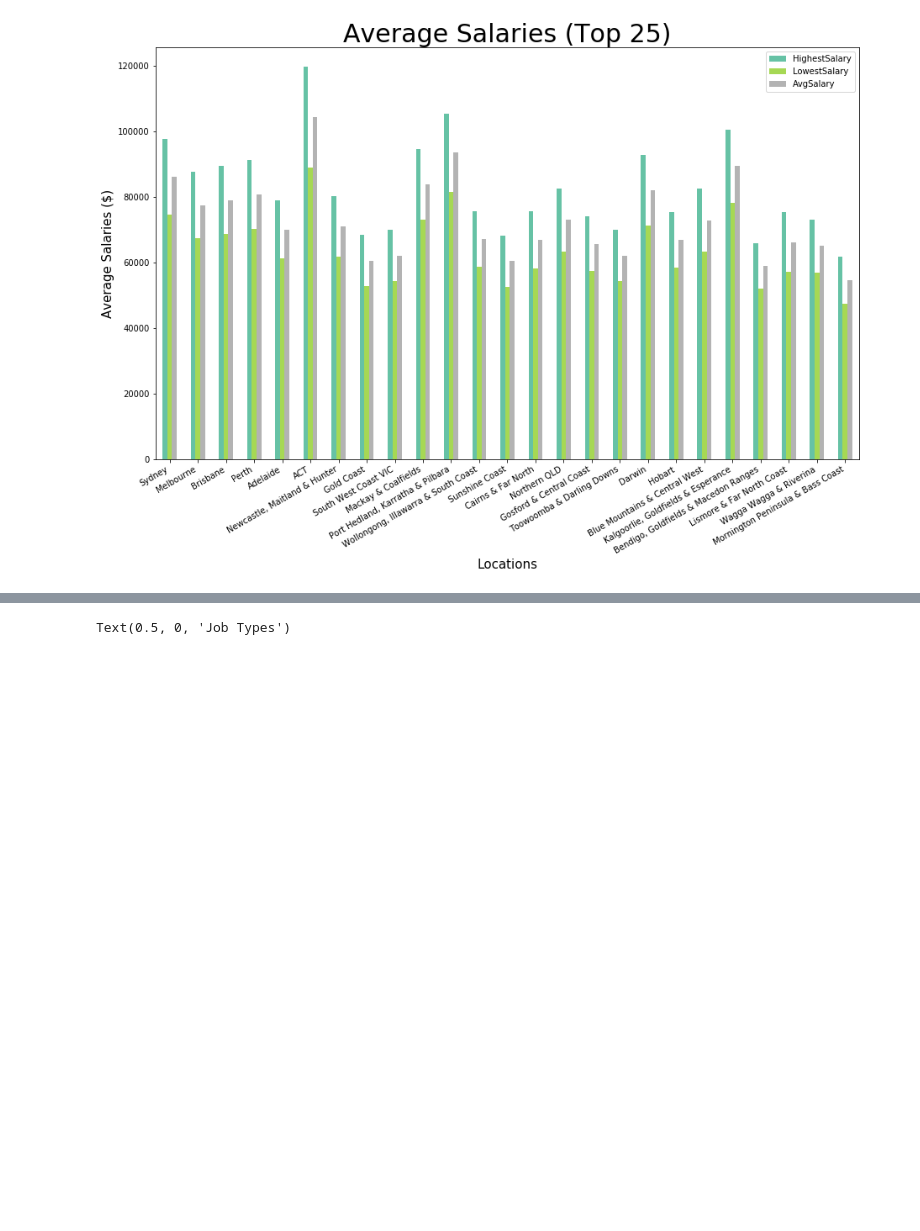
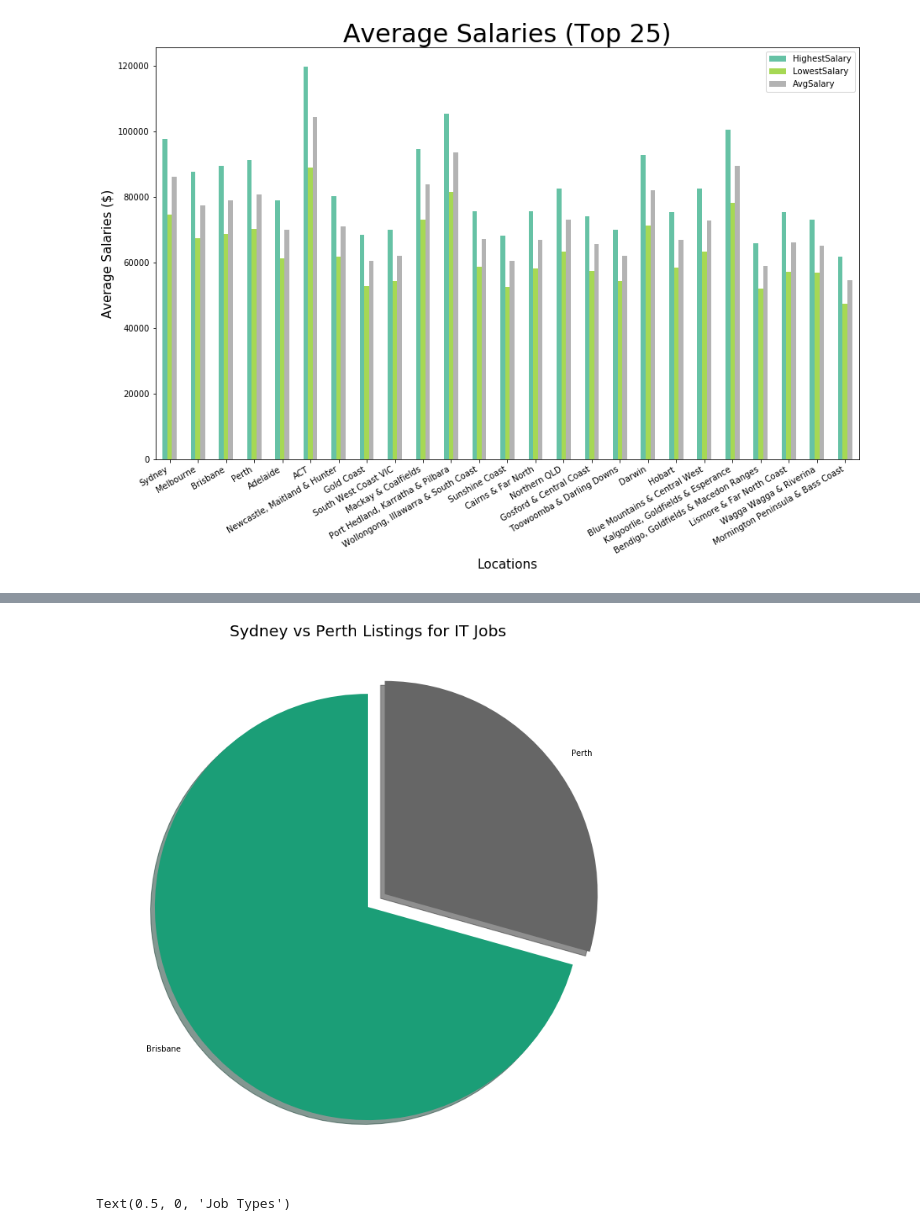
Before and after one commit to lucas-two/Job-Market-Analysis, a Jupyter notebook: src/assignment.ipynb, the cells around one changed output, grey strips where cells are left out. Cells and saved outputs as stored; diff of their text form; code cells hidden in the pictures; blank space fills up the shorter version.

```diff
--- a/src/assignment.ipynb
+++ b/src/assignment.ipynb
@@ -645,3 +656,15 @@ for city in major_cities:
+# %%
+# Sydney vs Perth IT listings
+df_IT_loc = df['Location'].loc[(df['Classification'] == 'Information & Communication Technology') & ((df['Location'] == 'Perth') | (df['Location'] == 'Brisbane')) ]
+explode = (0, 0.1)
+f, ax = plt.subplots(figsize=(20, 10))
+df_IT_loc.value_counts().plot(ax=ax, kind='pie', explode=explode, colormap='Dark2', startangle=90, shadow=True)
+plt.title('Sydney vs Perth Listings for IT Jobs', fontsize=20)
+plt.axis('off')
+plt.tight_layout()
+plt.show()
+# %% [output]
+[figure, added]
 # %%
 # Extract overall top n locations and job types
 # (could potentially use this for web app, altering n)
```
Also changed, not shown: parts of 3 cells of this notebook, 1 other file.
